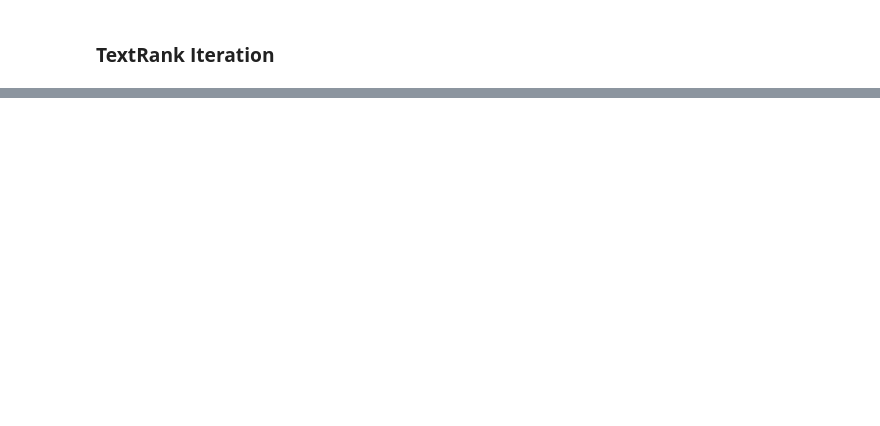
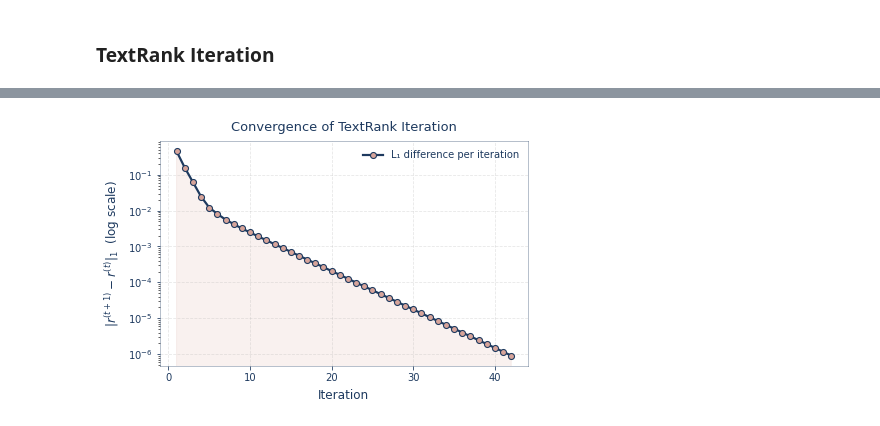
Before and after one commit to farnooshkareemi/Graph-Text-Summarizer, a Jupyter notebook: src/Summary.ipynb, the cells around one changed output, grey strips where cells are left out. Drawn from its saved outputs; the diff is of its cells as text; code cells hidden in the pictures; blank space fills up the shorter version.

```diff
--- a/src/Summary.ipynb
+++ b/src/Summary.ipynb
@@ -1721,0 +914,70 @@ aha! so you mean in my report it is better to say a toy example and then ompleme
+# %%
+# ====== CONVERGENCE OF TEXTRANK ITERATION (class-based) ======
+import matplotlib.pyplot as plt
+import matplotlib as mpl
+
+# --- Project color palette ---
+deepblue = "#1e3a5f"
+goldenorange = "#d7a49a"
+
+# assume you already ran:
+# textrank = TextRank(P, d=0.85, eps=1e-6, max_iter=100)
+# scores = textrank.iterate()
+
+# Extract the recorded L1 differences
+history = textrank.history
+
+if not history:
+    print("⚠️ No convergence data available. Run textrank.iterate() first.")
+else:
+    plt.figure(figsize=(6.2, 4.2))
+
+    # Plot main curve
+    plt.plot(
+        range(1, len(history) + 1),
+        history,
+        marker='o',
+        markersize=6,
+        markerfacecolor=goldenorange,
+        markeredgecolor=deepblue,
+        markeredgewidth=1.1,
+        color=deepblue,
+        linewidth=2.2,
+        label="L₁ difference per iteration"
+    )
+
+    # Fill area under curve for visual contrast
+    plt.fill_between(
+        range(1, len(history) + 1),
+        history,
+        color=goldenorange,
+        alpha=0.15
+    )
+
+    # Log scale for exponential decay
+    plt.yscale('log')
+
+    # Axis labels and title
+    plt.xlabel("Iteration", fontsize=12, color=deepblue, labelpad=6)
+    plt.ylabel(r"$\|r^{(t+1)} - r^{(t)}\|_1$  (log scale)", fontsize=12, color=deepblue, labelpad=6)
+    plt.title("Convergence of TextRank Iteration", fontsize=13, color=deepblue, pad=10)
+
+    # Grid and ticks
+    plt.grid(alpha=0.3, linestyle='--')
+    plt.tick_params(colors=deepblue, labelsize=10)
+
+    # Style borders
+    for spine in plt.gca().spines.values():
+        spine.set_edgecolor(deepblue)
+        spine.set_alpha(0.4)
+
+    # Legend and layout
+    plt.legend(frameon=False, fontsize=10, loc='upper right', labelcolor=deepblue)
+    plt.tight_layout()
+
+    plt.show()
+
+
+# CHECKED ____________
+# %% [output]
+[figure, added]
```
Also changed, not shown: parts of 60 cells of this notebook, 10 other files.
